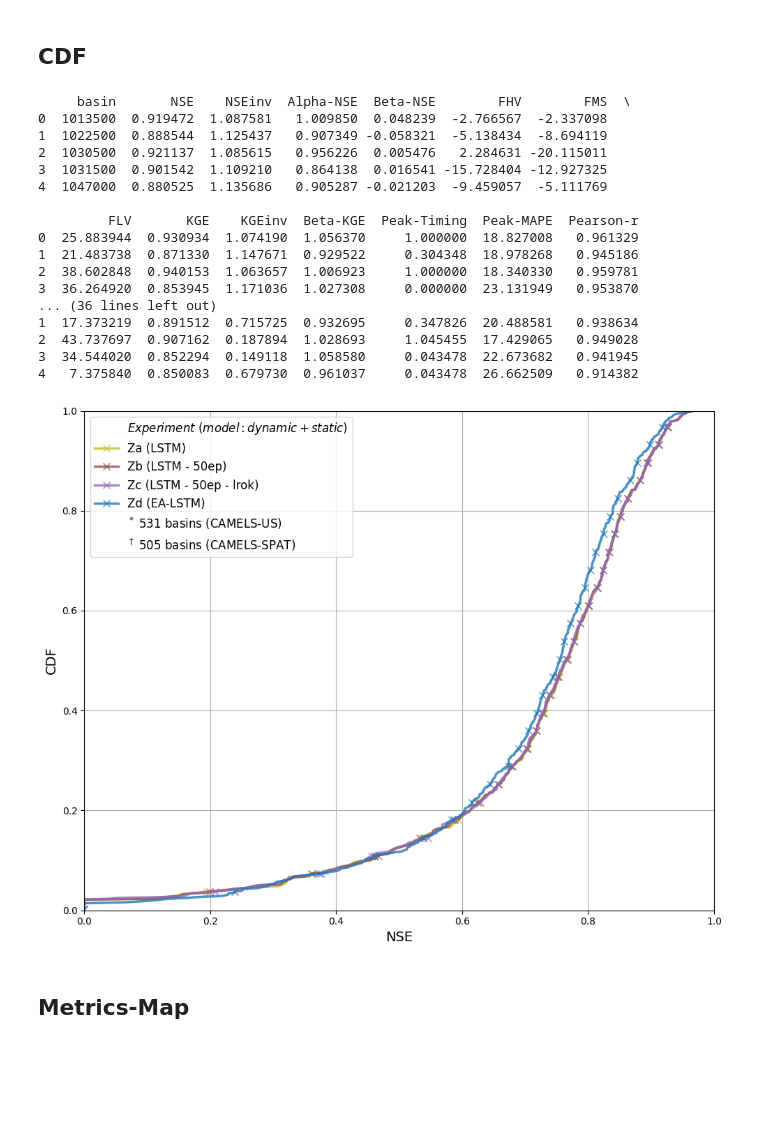
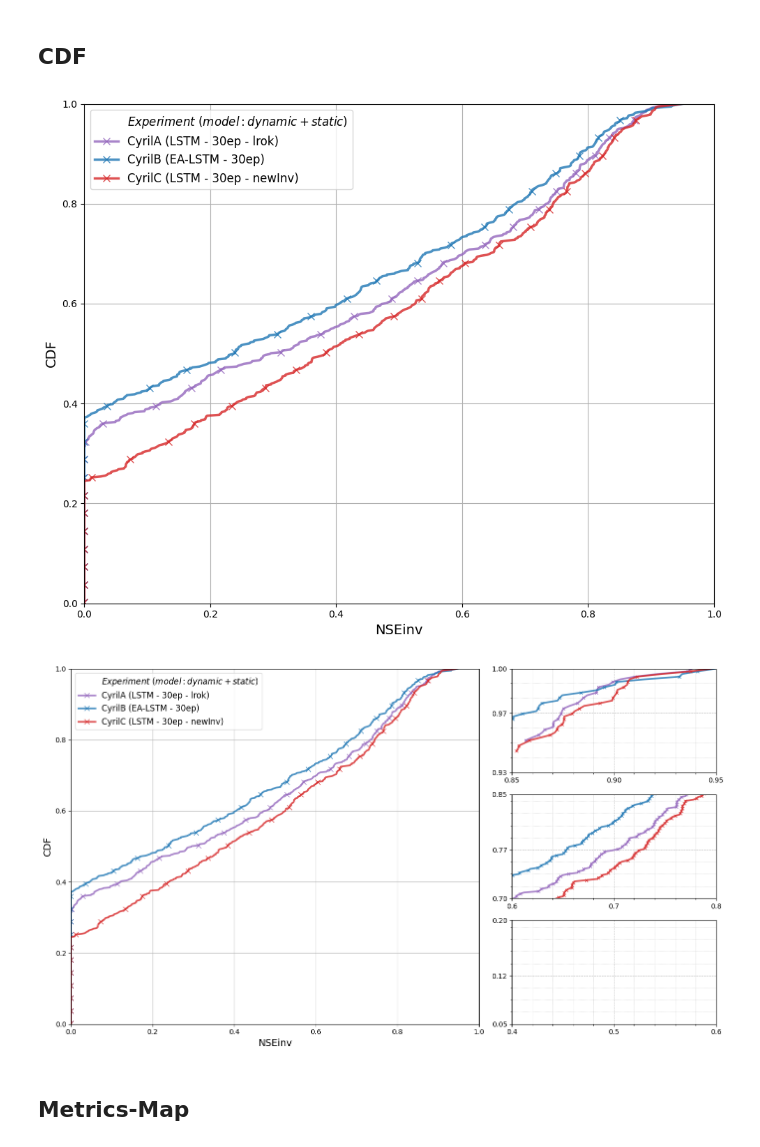
Before and after one commit to jpcurbelo/neuralhydrology_fork, a Jupyter notebook: camels_spat_scripts/postprocessing_scripts/nh_run_plots/nh_run_plots.ipynb, the cells around one changed output. Saved outputs shown, nothing was run; the diff lists cells and outputs as text; code cells hidden in the pictures; blank space fills up the shorter version.

```diff
--- a/camels_spat_scripts/postprocessing_scripts/nh_run_plots/nh_run_plots.ipynb
+++ b/camels_spat_scripts/postprocessing_scripts/nh_run_plots/nh_run_plots.ipynb
@@ -337,40 +334,33 @@ result_df.head()
 # %%
 # Load config_file
 with open('config_nh_run_plots.yml', 'r') as ymlfile:
         config_data2 = yaml.load(ymlfile, Loader=yaml.FullLoader)
 
 folder4cdf_dir_list = config_data2['folders4cdf_dir']
 
-metric = 'NSE'   #'NSEinv'   #'NSE'  #'KGE'
+# metric = 'NSEinv'   #'NSEinv'   #'NSE'  #'KGE'
 
 # # Plot the CFD
 # plot_cdf_with_zoom(folder4cdf_dir_list)
 
 # Define zoom ranges
+# metric = 'NSE'
+# zoom_ranges_x = [(0.85, 0.95), (0.6, 0.8), (0.4, 0.6)]
+# zoom_ranges_y = [(0.8, 1.0), (0.2, 0.6), (0.05, 0.2)]
+
+metric = 'NSEinv'
 zoom_ranges_x = [(0.85, 0.95), (0.6, 0.8), (0.4, 0.6)]
-zoom_ranges_y = [(0.8, 1.0), (0.2, 0.6), (0.05, 0.2)]
+zoom_ranges_y = [(0.93, 1.0), (0.7, 0.85), (0.05, 0.2)]
+
+# metric = 'KGEinv'
+# zoom_ranges_x = [(0.85, 0.95), (0.6, 0.8), (0.4, 0.6)]
+# zoom_ranges_y = [(0.93, 1.0), (0.7, 0.85), (0.05, 0.2)]
 
 # Call the function
 plot_cdf_with_zoom(folder4cdf_dir_list, metric, zoom_ranges_x, zoom_ranges_y)
 # %% [output]
-     basin       NSE    NSEinv  Alpha-NSE  Beta-NSE        FHV        FMS  \
-0  1013500  0.919472  1.087581   1.009850  0.048239  -2.766567  -2.337098
-1  1022500  0.888544  1.125437   0.907349 -0.058321  -5.138434  -8.694119
-2  1030500  0.921137  1.085615   0.956226  0.005476   2.284631 -20.115011
-3  1031500  0.901542  1.109210   0.864138  0.016541 -15.728404 -12.927325
-4  1047000  0.880525  1.135686   0.905287 -0.021203  -9.459057  -5.111769
-
-         FLV       KGE    KGEinv  Beta-KGE  Peak-Timing  Peak-MAPE  Pearson-r
-0  25.883944  0.930934  1.074190  1.056370     1.000000  18.827008   0.961329
-1  21.483738  0.871330  1.147671  0.929522     0.304348  18.978268   0.945186
-2  38.602848  0.940153  1.063657  1.006923     1.000000  18.340330   0.959781
-3  36.264920  0.853945  1.171036  1.027308     0.000000  23.131949   0.953870
-... (36 lines left out)
-1  17.373219  0.891512  0.715725  0.932695     0.347826  20.488581   0.938634
-2  43.737697  0.907162  0.187894  1.028693     1.045455  17.429065   0.949028
-3  34.544020  0.852294  0.149118  1.058580     0.043478  22.673682   0.941945
-4   7.375840  0.850083  0.679730  0.961037     0.043478  26.662509   0.914382
-[figure, old version]
+[figure, new version]
+[figure, added]
 # %% [markdown]
 ## Metrics-Map
 # %%
```
Also changed, not shown: parts of 5 cells of this notebook, 48 other files.
